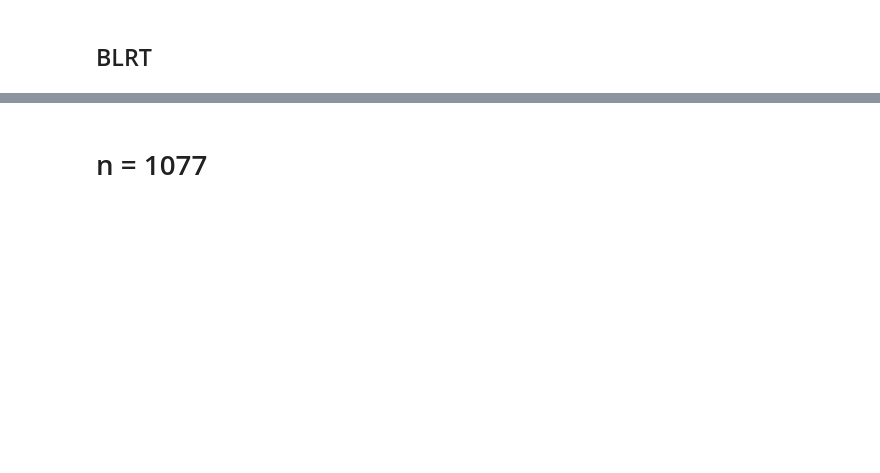
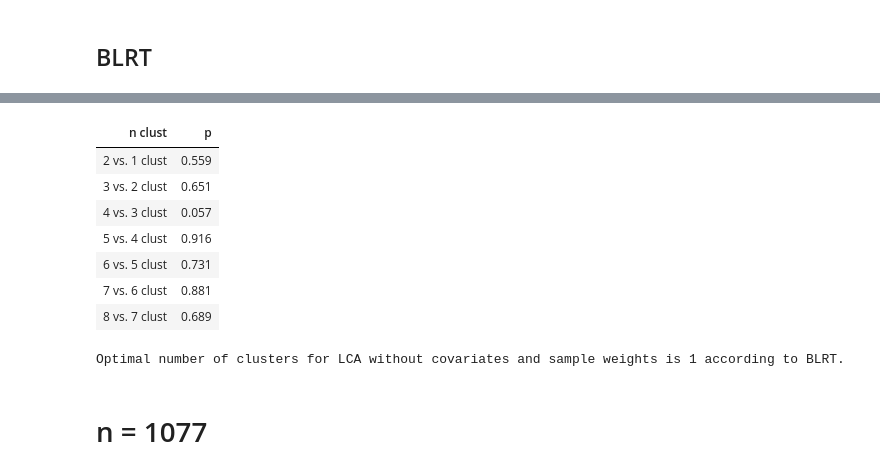
Before and after one commit to MaelDieudonne/Scales-of-Nationalism, a Jupyter notebook: 3_latent_baseline.ipynb, the cells around one changed output, grey strips where cells are left out. Cells and saved outputs as stored; diff of their text form; code cells hidden in the pictures; blank space fills up the shorter version.

```diff
--- a/3_latent_baseline.ipynb
+++ b/3_latent_baseline.ipynb
@@ -16,8 +16,8 @@ from tqdm import tqdm
 from src.model_fit import do_StepMix
 from src.model_select import blrt_sweep_custom
 # %%
-max_threads = 8
-bootstrap_iters = 500
+max_threads = -1
+bootstrap_iters = 1000
 # %%
 var_list = [
     'clseusa', 'ambornin', 'amcit', 'amlived', 'amenglsh', 'amchrstn',
@@ -77,11 +97,20 @@ print(f"Total execution time: {(e_time - s_time) / 60:.2f} minutes")
 # %%
 BLRT_res = pd.concat([pd.DataFrame({'p': [np.nan]}), BLRT]).reset_index(drop=True) # Add a row for the saturated model
 BLRT_res["n clust"] = [f"{i+1} vs. {i} clust" for i in BLRT_res.index]
 BLRT_res = BLRT_res.iloc[1:]
 BLRT_res = BLRT_res[["n clust", "p"]]
-BLRT_res.to_csv("output/models/BLRT_simplex.csv", index=False)
+BLRT_res.to_csv("output/models/BLRT_830.csv", index=False)
 
 BLRT_res.style.hide(axis=0).format({"p": "{:.3f}"})
+# %% [output]
+| n clust | p |
+| 2 vs. 1 clust | 0.559 |
+| 3 vs. 2 clust | 0.651 |
+| 4 vs. 3 clust | 0.057 |
+| 5 vs. 4 clust | 0.916 |
+| 6 vs. 5 clust | 0.731 |
+| 7 vs. 6 clust | 0.881 |
+| 8 vs. 7 clust | 0.689 |
 # %%
 if BLRT_res[BLRT_res['p'] > 0.05].empty:
     best_LCA = None
@@ -90,6 +119,8 @@ else:
     best_LCA = best_LCA.index[0]
 
 print(f"Optimal number of clusters for LCA without covariates and sample weights is {best_LCA} according to BLRT.")
+# %% [output]
+Optimal number of clusters for LCA without covariates and sample weights is 1 according to BLRT.
 # %% [markdown]
 # n = 1077
 # %%
```
Also changed, not shown: parts of 13 cells of this notebook, 6 other files.
